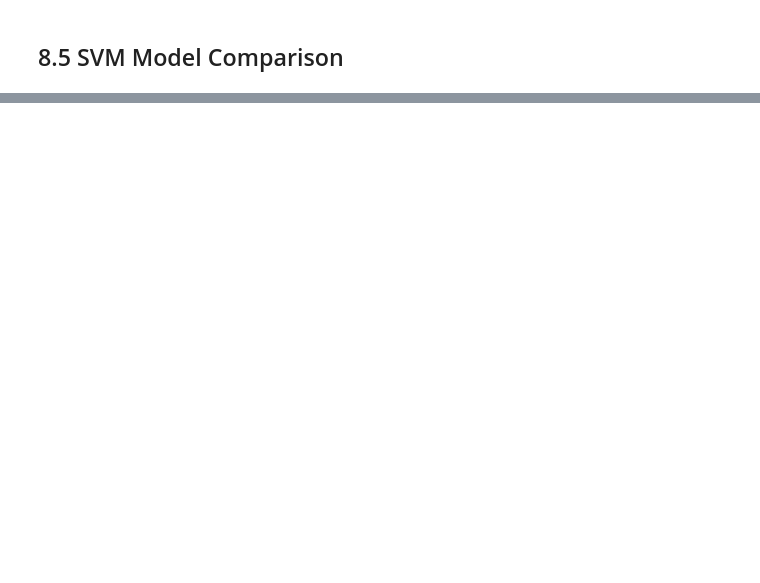
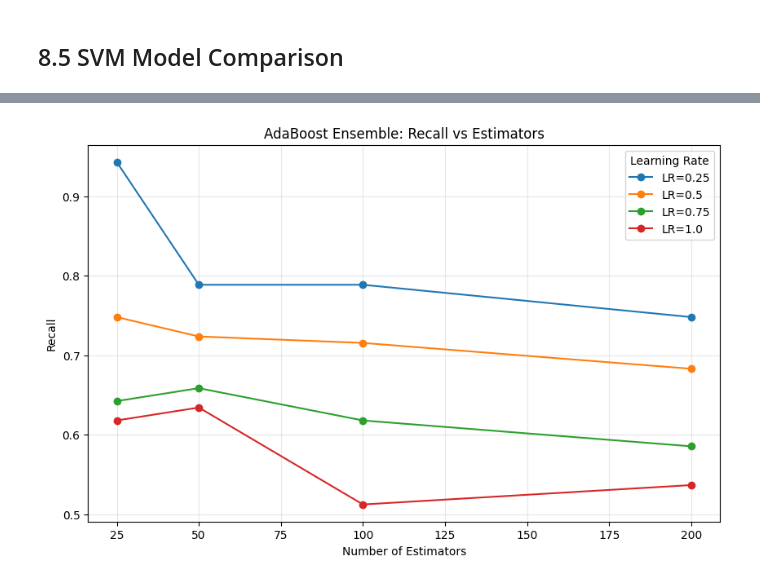
Before and after one commit to Antibodyy/La_Finale, a Jupyter notebook: Semiconductor Quality Control/COMPILED_WORKBOOK_IN_PROGRESS.ipynb, the cells around one changed output, grey strips where cells are left out. Drawn from its saved outputs; the diff is of its cells as text; code cells hidden in the pictures; blank space fills up the shorter version.

```diff
--- a/Semiconductor Quality Control/COMPILED_WORKBOOK_IN_PROGRESS.ipynb
+++ b/Semiconductor Quality Control/COMPILED_WORKBOOK_IN_PROGRESS.ipynb
@@ -1110,0 +1150,12 @@ Vanilla AdaBoost:
+# %%
+train_df = pd.concat([x_train.reset_index(drop=True), y_train.reset_index(drop=True)], axis=1)
+majority_df = train_df[train_df["Defect"] == 0].reset_index(drop=True)
+minority_df = train_df[train_df["Defect"] == 1].reset_index(drop=True)
+print("Majority size:", len(majority_df))
+print("Minority size:", len(minority_df))
+n_minority = len(minority_df)
+n_majority = len(majority_df)
+n_chunks = int(np.ceil(n_majority / n_minority))
+majority_chunks = np.array_split(majority_df, n_chunks)
+for i, ch in enumerate(majority_chunks):
+    print(f"Chunk {i+1} size = {len(ch)}")
@@ -1110,0 +1175,57 @@ Vanilla AdaBoost:
+# %%
+learning_rates = [0.25, 0.5, 0.75, 1.0]
+n_estimators_list = [25, 50, 100, 200]
+
+results_ada = []
+
+print("Learning Rate", "n_estimators", "MCC", "F2", "Recall")
+print("-" * 60)
+
+for lr in learning_rates:
+    for n_est in n_estimators_list:
+        probas_all_models = []
+
+        # Train one model per chunk
+        for i, chunk in enumerate(majority_chunks):
+            balanced_df = pd.concat([chunk, minority_df], axis=0)
+            balanced_df = balanced_df.sample(frac=1, random_state=RANDOM_STATE+i).reset_index(drop=True)
+
+            Xb = balanced_df.drop(columns=["Defect"])
+            yb = balanced_df["Defect"]
+
+            ada = AdaBoostClassifier(
+                estimator=DecisionTreeClassifier(max_depth=1),
+                n_estimators=n_est,
+                learning_rate=lr,
+                random_state=RANDOM_STATE
+            )
+
+            ada.fit(Xb, yb)
+            probas_all_models.append(ada.predict_proba(x_test)[:, 1])
+
+        # Average probabilities across model ensemble
+        avg_probas = np.mean(probas_all_models, axis=0)
+        y_pred = (avg_probas >= 0.5).astype(int)
+
+        mcc = matthews_corrcoef(y_test, y_pred)
+        recall = recall_score(y_test, y_pred)
+        f2 = fbeta_score(y_test, y_pred, beta=2)
+
+        results_ada.append({'LR': lr, 'n_est': n_est, 'MCC': mcc, 'F2': f2, 'Recall': recall})
+        print(lr, n_est, round(mcc, 4), round(f2, 4), round(recall, 4))
+
+results_ada_df = pd.DataFrame(results_ada)
+
+plt.figure(figsize=(10, 6))
+
+for lr in learning_rates:
+    df_lr = results_ada_df[results_ada_df['LR'] == lr]
+    plt.plot(df_lr['n_est'], df_lr['Recall'], marker='o', label=f'LR={lr}')
+
+plt.xlabel('Number of Estimators')
+plt.ylabel('Recall')
+plt.title('AdaBoost Ensemble: Recall vs Estimators')
+plt.grid(alpha=0.3)
+plt.legend(title='Learning Rate')
+plt.show()
+# %% [output]
@@ -1110,0 +1250 @@ Vanilla AdaBoost:
+[figure, added]
```
Also changed, not shown: parts of 33 cells of this notebook, 2 other files.
